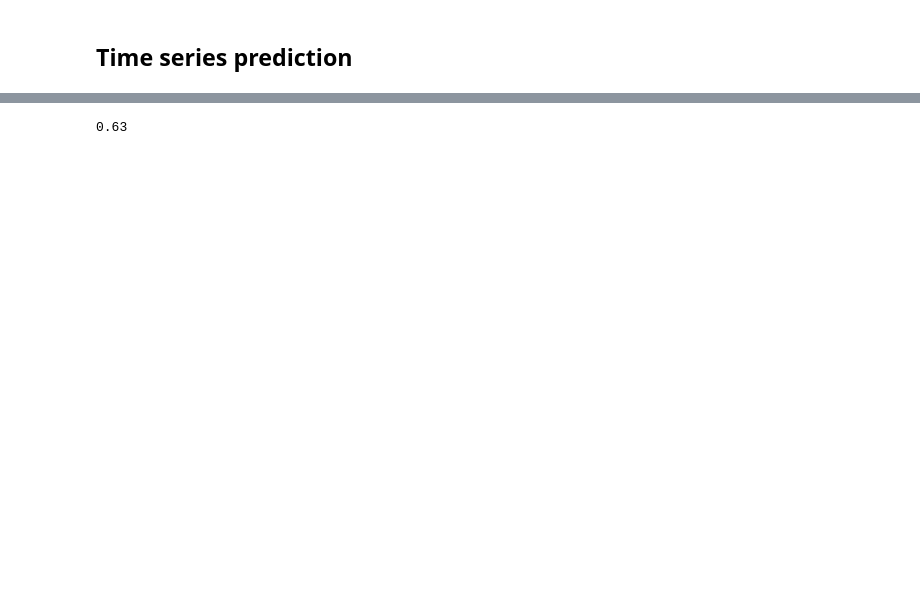
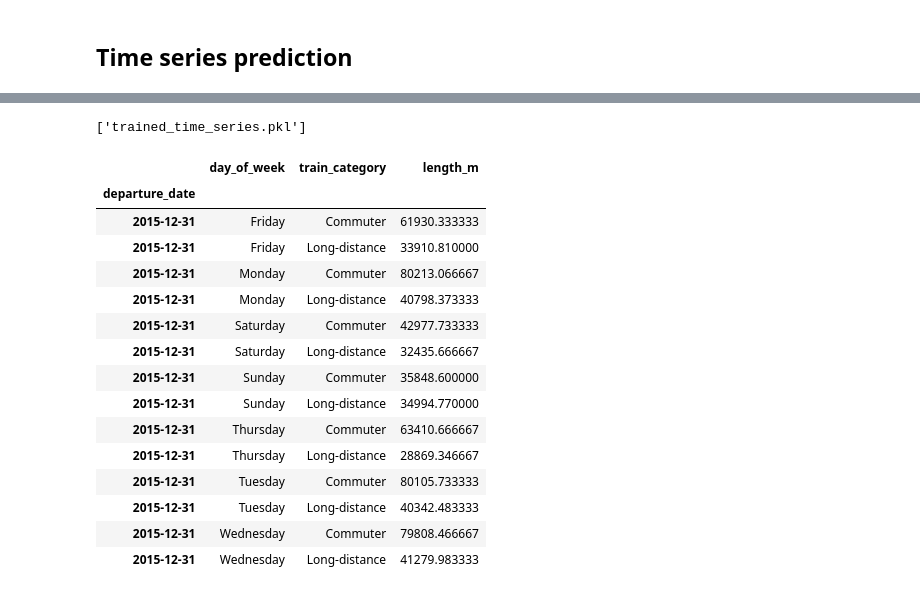
Before and after one commit to Felix-Busse/FinRail-EndToEnd-DataProj., a Jupyter notebook: cURL_JSON_import.ipynb, the cells around one changed output, grey strips where cells are left out. Cells and saved outputs as stored; diff of their text form; code cells hidden in the pictures; blank space fills up the shorter version.

```diff
--- a/cURL_JSON_import.ipynb
+++ b/cURL_JSON_import.ipynb
@@ -696,9 +427,6 @@ test.predict_and_plot(5)
-# %%
-test.ljung_box_p_value()
-# %% [output]
-0.63
 # %%
 # Train models for all combinations
+
 days = df_monthly.day_of_week.unique()
 categories = df_monthly.train_category.unique()
 models = []
@@ -708,6 +436,30 @@ for i, day in enumerate(days):
         model.add_data(df_monthly)
         model.fit()
         models.append(model)
+joblib.dump(models, 'trained_time_series.pkl')
+# %% [output]
+['trained_time_series.pkl']
+# %%
+df_ = df_monthly.set_index('departure_date')
+
+df_.loc[df_.index[0]]
+# %% [output]
+|  | day_of_week | train_category | length_m |
+| departure_date |  |  |  |
+| 2015-12-31 | Friday | Commuter | 61930.333333 |
+| 2015-12-31 | Friday | Long-distance | 33910.810000 |
+| 2015-12-31 | Monday | Commuter | 80213.066667 |
+| 2015-12-31 | Monday | Long-distance | 40798.373333 |
+| 2015-12-31 | Saturday | Commuter | 42977.733333 |
+| 2015-12-31 | Saturday | Long-distance | 32435.666667 |
+| 2015-12-31 | Sunday | Commuter | 35848.600000 |
+| 2015-12-31 | Sunday | Long-distance | 34994.770000 |
+| 2015-12-31 | Thursday | Commuter | 63410.666667 |
+| 2015-12-31 | Thursday | Long-distance | 28869.346667 |
+| 2015-12-31 | Tuesday | Commuter | 80105.733333 |
+| 2015-12-31 | Tuesday | Long-distance | 40342.483333 |
+| 2015-12-31 | Wednesday | Commuter | 79808.466667 |
+| 2015-12-31 | Wednesday | Long-distance | 41279.983333 |
 # %%
 def plot_ljung_box_p_values(model_list, alpha=0.05):
     '''
```
Also changed, not shown: parts of 16 cells of this notebook, 2 other files.
